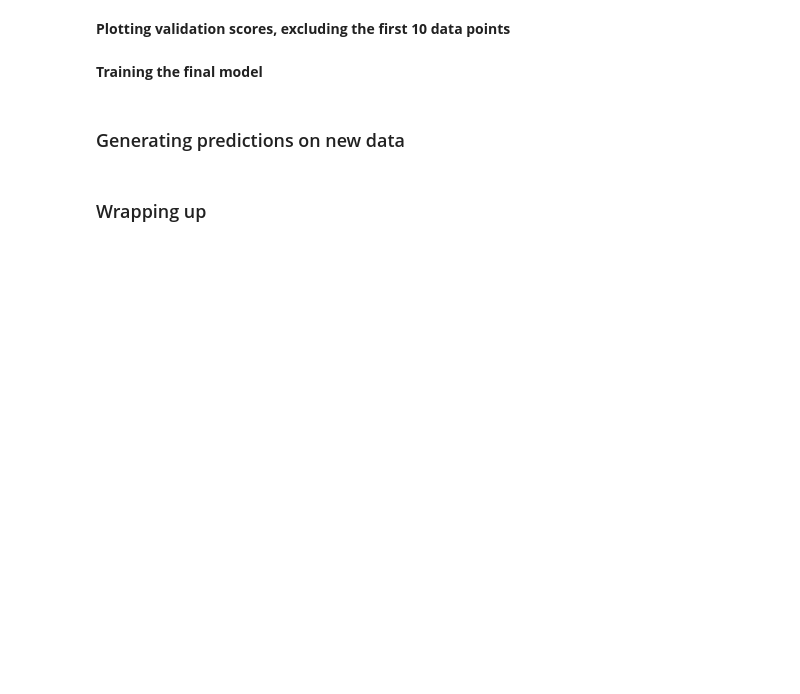
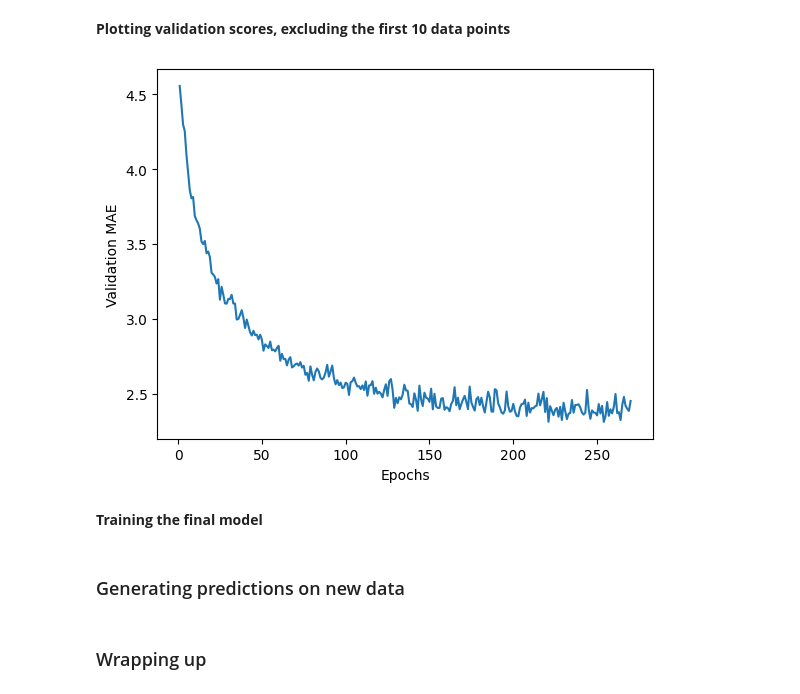
Before and after one commit to mhkim22/DeepLearning-for-AI, a Jupyter notebook: chapter04_getting-started-with-neural-networks.ipynb, the cells around one changed output. Saved outputs shown, nothing was run; the diff lists cells and outputs as text; code cells hidden in the pictures; blank space fills up the shorter version.

```diff
--- a/chapter04_getting-started-with-neural-networks.ipynb
+++ b/chapter04_getting-started-with-neural-networks.ipynb
@@ -457,8 +498,8 @@ np.mean(all_scores)
 # %% [markdown]
 **Saving the validation logs at each fold**
 # %%
-num_epochs = 500
-all_mae_histories = []
+num_epochs = 300
+all_mae_histories = [] # 각 fold, epoch마다 기록
 for i in range(k):
     print(f"Processing fold #{i}")
     val_data = train_data[i * num_val_samples: (i + 1) * num_val_samples]
@@ -474,6 +515,6 @@ for i in range(k):
     model = build_model()
     history = model.fit(partial_train_data, partial_train_targets,
                         validation_data=(val_data, val_targets),
-                        epochs=num_epochs, batch_size=16, verbose=0)
+                        epochs=num_epochs, batch_size=100, verbose=0)
     mae_history = history.history["val_mae"]
     all_mae_histories.append(mae_history)
@@ -492,11 +550,13 @@ plt.show()
 # %% [markdown]
 **Plotting validation scores, excluding the first 10 data points**
 # %%
-truncated_mae_history = average_mae_history[10:]
+truncated_mae_history = average_mae_history[30:]
 plt.plot(range(1, len(truncated_mae_history) + 1), truncated_mae_history)
 plt.xlabel("Epochs")
 plt.ylabel("Validation MAE")
 plt.show()
+# %% [output]
+[figure, added]
 # %% [markdown]
 **Training the final model**
 # %%
```
Also changed, not shown: parts of 12 cells of this notebook.
